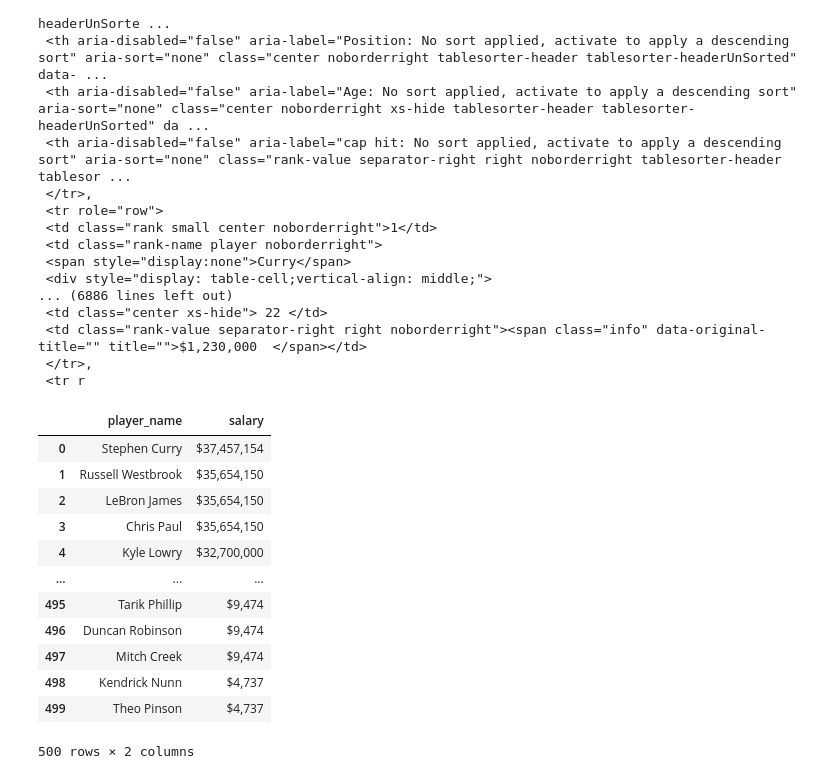
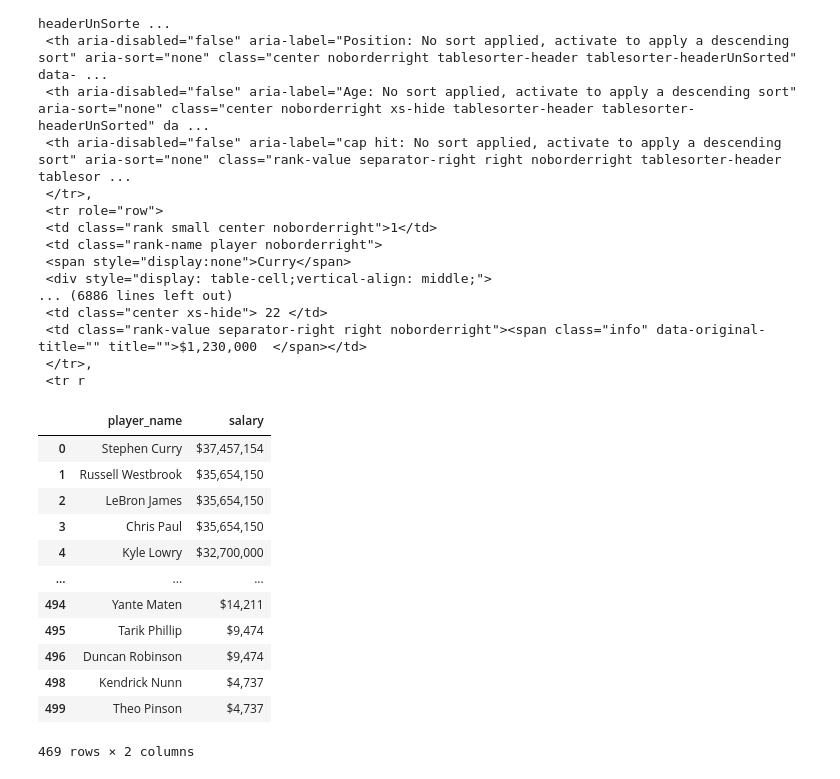
Before and after one commit to jeremykardash/project-2, a Jupyter notebook: contract_scrape.ipynb, the cells around one changed output. Saved outputs shown, nothing was run; the diff lists cells and outputs as text; code cells hidden in the pictures.

```diff
--- a/contract_scrape.ipynb
+++ b/contract_scrape.ipynb
@@ -82,21 +82,22 @@ contract_df = pd.DataFrame({
     'player_name': player_name,
     'salary': salary
 })
-# %%
-contract_df
-# %% [output]
-|  | player_name | salary |
-| 0 | Stephen Curry | $37,457,154 |
-| 1 | Russell Westbrook | $35,654,150 |
-| 2 | LeBron James | $35,654,150 |
-| 3 | Chris Paul | $35,654,150 |
-| 4 | Kyle Lowry | $32,700,000 |
-| ... | ... | ... |
-| 495 | Tarik Phillip | $9,474 |
-| 496 | Duncan Robinson | $9,474 |
-| 497 | Mitch Creek | $9,474 |
-| 498 | Kendrick Nunn | $4,737 |
-| 499 | Theo Pinson | $4,737 |
-500 rows × 2 columns
+# %%
+contract_df = contract_df.drop_duplicates(subset=["player_name"])
+contract_df
+# %% [output]
+|  | player_name | salary |
+| 0 | Stephen Curry | $37,457,154 |
+| 1 | Russell Westbrook | $35,654,150 |
+| 2 | LeBron James | $35,654,150 |
+| 3 | Chris Paul | $35,654,150 |
+| 4 | Kyle Lowry | $32,700,000 |
+| ... | ... | ... |
+| 494 | Yante Maten | $14,211 |
+| 495 | Tarik Phillip | $9,474 |
+| 496 | Duncan Robinson | $9,474 |
+| 498 | Kendrick Nunn | $4,737 |
+| 499 | Theo Pinson | $4,737 |
+469 rows × 2 columns
 # %%
 contract_df.to_csv("outputs/salary.csv", index=False)
```
